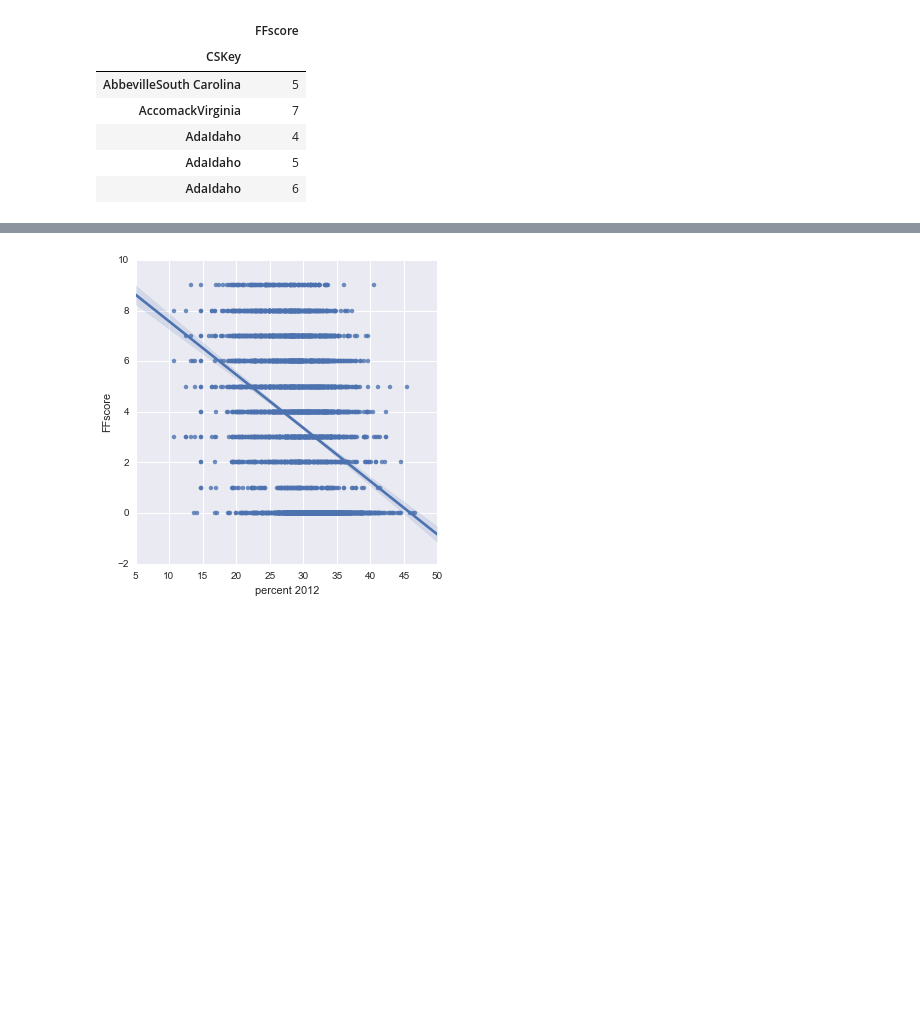
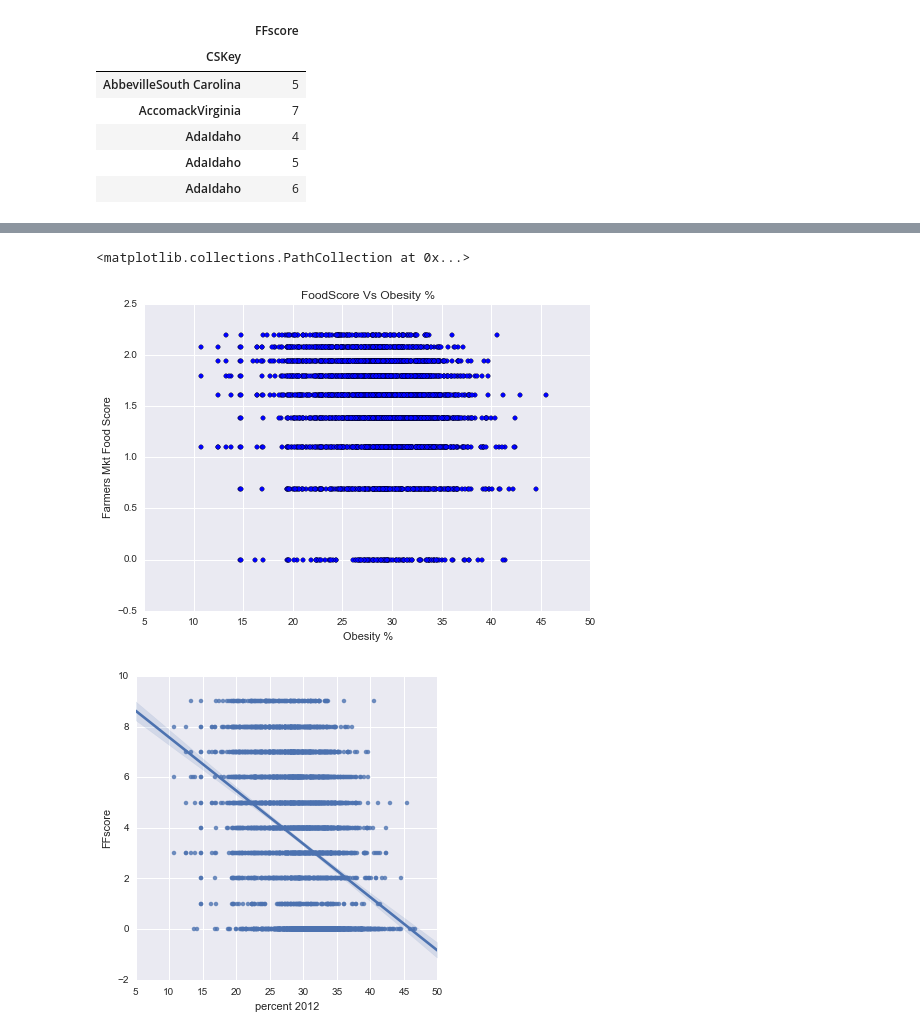
Before and after one commit to ahellman21/ASH, a Jupyter notebook: 1FarmersMkts.ipynb, the cells around one changed output, grey strips where cells are left out. Drawn from its saved outputs; the diff is of its cells as text; code cells hidden in the pictures; blank space fills up the shorter version.

```diff
--- a/1FarmersMkts.ipynb
+++ b/1FarmersMkts.ipynb
@@ -256,6 +254,19 @@ X_train, X_test, y_train, y_test = train_test_split(X, y,
 # %%
 #KNN
 #not a viable option for this
+# %%
+#set a column = to the log of the FFscroe to see if it is a better fit
+Ob_set['FFscrLog'] = np.log(Ob_set['FFscore'])
+# %%
+pltFMOb.xlabel('Obesity %')
+pltFMOb.ylabel('Farmers Mkt Food Score')
+pltFMOb.title('FoodScore Vs Obesity %')
+pltFMOb.scatter(Ob_set['percent 2012'], Ob_set['FFscrLog'], label="training points")
+
+#doesnt help
+# %% [output]
+<matplotlib.collections.PathCollection at 0x...>
+[figure, added]
 # %%
 sns.lmplot("percent 2012", "FFscore", Ob_set);
 # %% [output]
```
Also changed, not shown: parts of 4 cells of this notebook, 3 other files.
